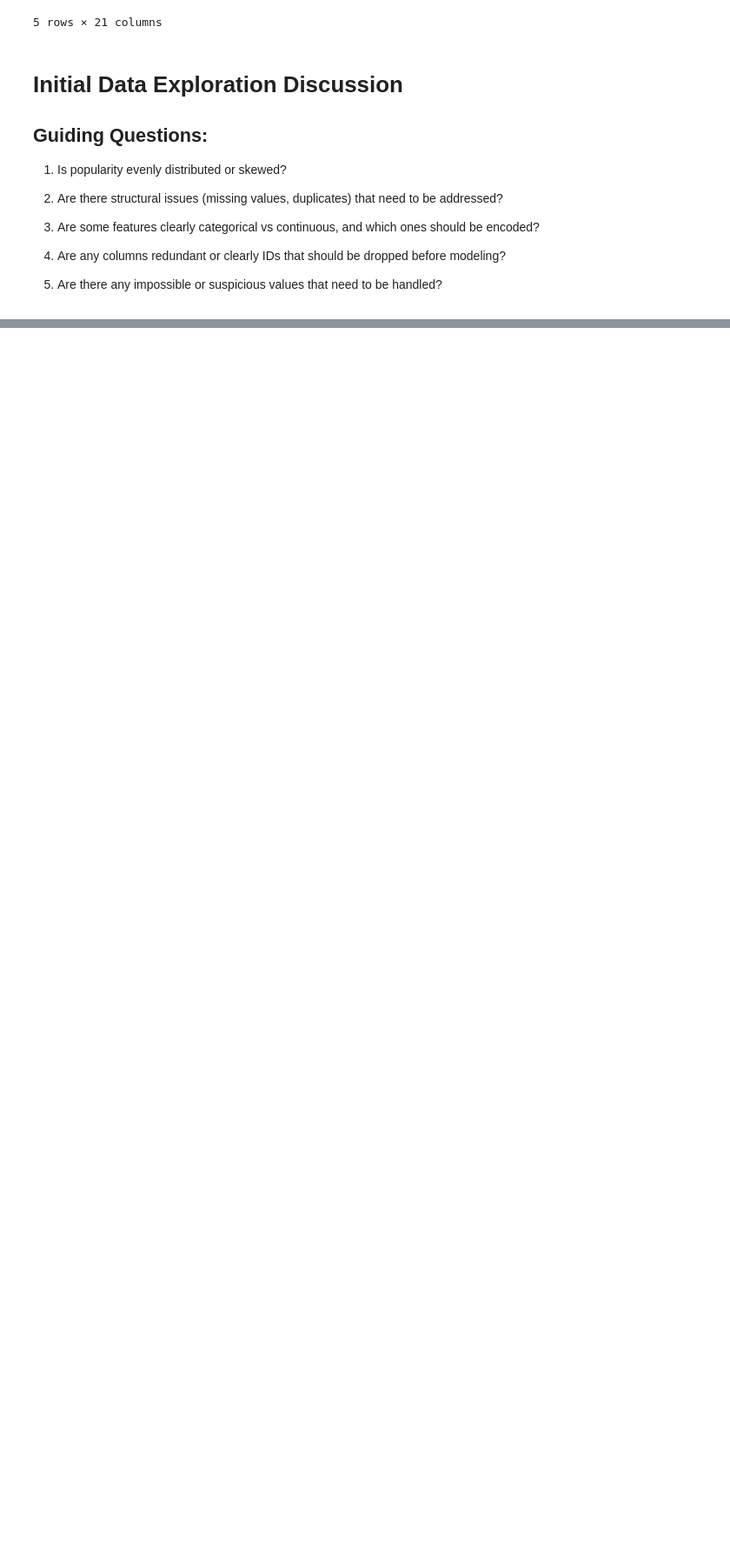
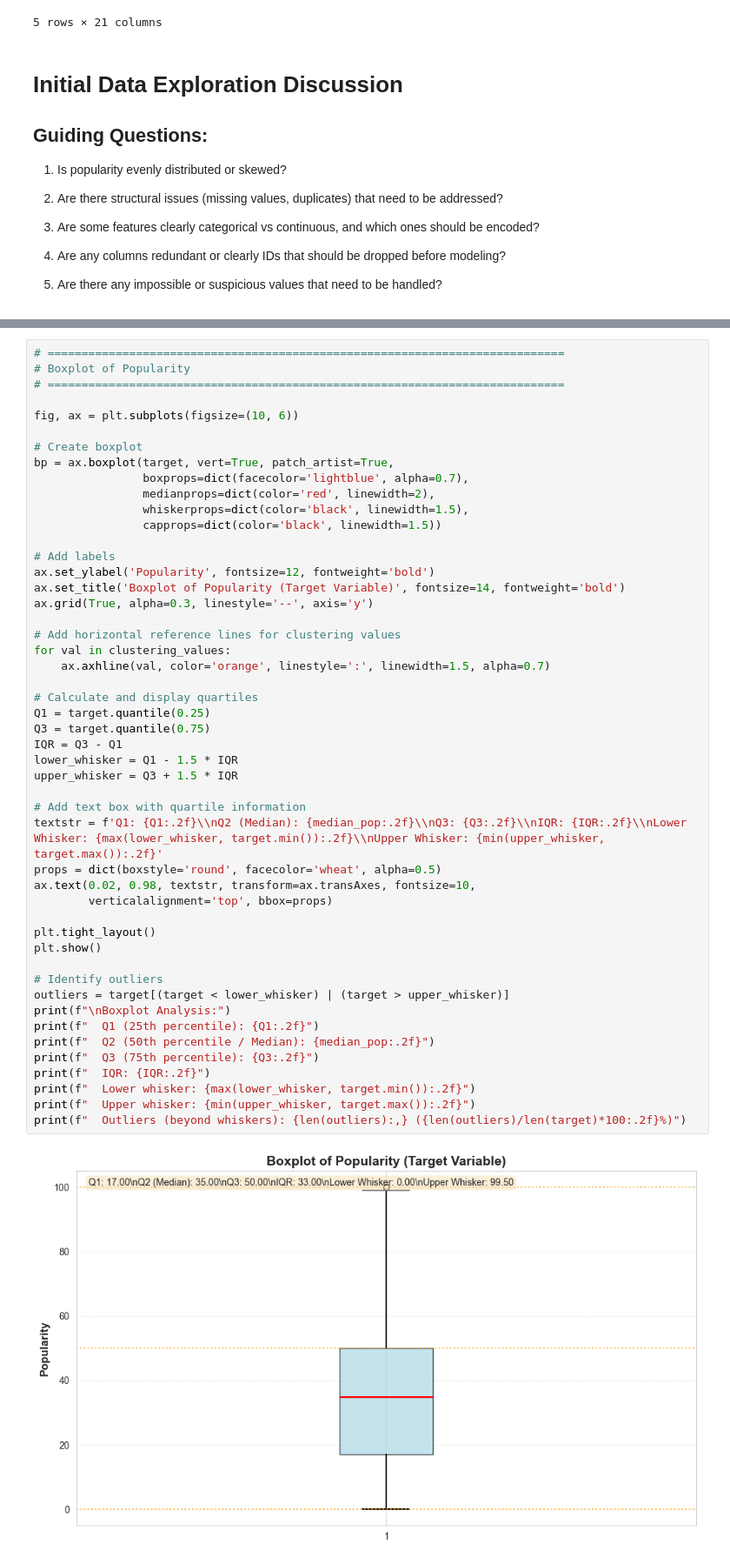
Before and after one commit to saachidhamija/spotify-popularity-prediction, a Jupyter notebook: spotify-popularity-prediction.ipynb, the cells around one changed output, grey strips where cells are left out. Shown at 87% size. Drawn from its saved outputs; the diff is of its cells as text; blank space fills up the shorter version.

```diff
--- a/spotify-popularity-prediction.ipynb
+++ b/spotify-popularity-prediction.ipynb
@@ -507,0 +699,51 @@ print("  Consider how to handle outliers and edge cases")
+# %%
+# ============================================================================
+# Boxplot of Popularity
+# ============================================================================
+
+fig, ax = plt.subplots(figsize=(10, 6))
+
+# Create boxplot
+bp = ax.boxplot(target, vert=True, patch_artist=True,
+                boxprops=dict(facecolor='lightblue', alpha=0.7),
+                medianprops=dict(color='red', linewidth=2),
+                whiskerprops=dict(color='black', linewidth=1.5),
+                capprops=dict(color='black', linewidth=1.5))
+
+# Add labels
+ax.set_ylabel('Popularity', fontsize=12, fontweight='bold')
+ax.set_title('Boxplot of Popularity (Target Variable)', fontsize=14, fontweight='bold')
+ax.grid(True, alpha=0.3, linestyle='--', axis='y')
+
+# Add horizontal reference lines for clustering values
+for val in clustering_values:
+    ax.axhline(val, color='orange', linestyle=':', linewidth=1.5, alpha=0.7)
+
+# Calculate and display quartiles
+Q1 = target.quantile(0.25)
+Q3 = target.quantile(0.75)
+IQR = Q3 - Q1
+lower_whisker = Q1 - 1.5 * IQR
+upper_whisker = Q3 + 1.5 * IQR
+
+# Add text box with quartile information
+textstr = f'Q1: {Q1:.2f}\\nQ2 (Median): {median_pop:.2f}\\nQ3: {Q3:.2f}\\nIQR: {IQR:.2f}\\nLower Whisker: {max(lower_whisker, target.min()):.2f}\\nUpper Whisker: {min(upper_whisker, target.max()):.2f}'
+props = dict(boxstyle='round', facecolor='wheat', alpha=0.5)
+ax.text(0.02, 0.98, textstr, transform=ax.transAxes, fontsize=10,
+        verticalalignment='top', bbox=props)
+
+plt.tight_layout()
+plt.show()
+
+# Identify outliers
+outliers = target[(target < lower_whisker) | (target > upper_whisker)]
+print(f"\nBoxplot Analysis:")
+print(f"  Q1 (25th percentile): {Q1:.2f}")
+print(f"  Q2 (50th percentile / Median): {median_pop:.2f}")
+print(f"  Q3 (75th percentile): {Q3:.2f}")
+print(f"  IQR: {IQR:.2f}")
+print(f"  Lower whisker: {max(lower_whisker, target.min()):.2f}")
+print(f"  Upper whisker: {min(upper_whisker, target.max()):.2f}")
+print(f"  Outliers (beyond whiskers): {len(outliers):,} ({len(outliers)/len(target)*100:.2f}%)")
+# %% [output]
+[figure, added]
```
Also changed, not shown: parts of 11 cells of this notebook.
